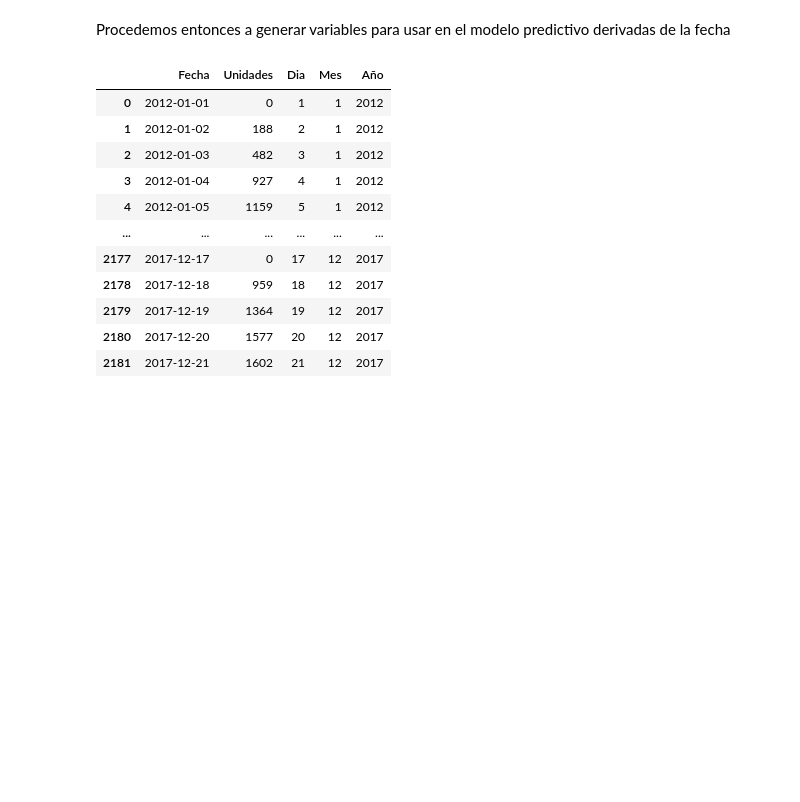
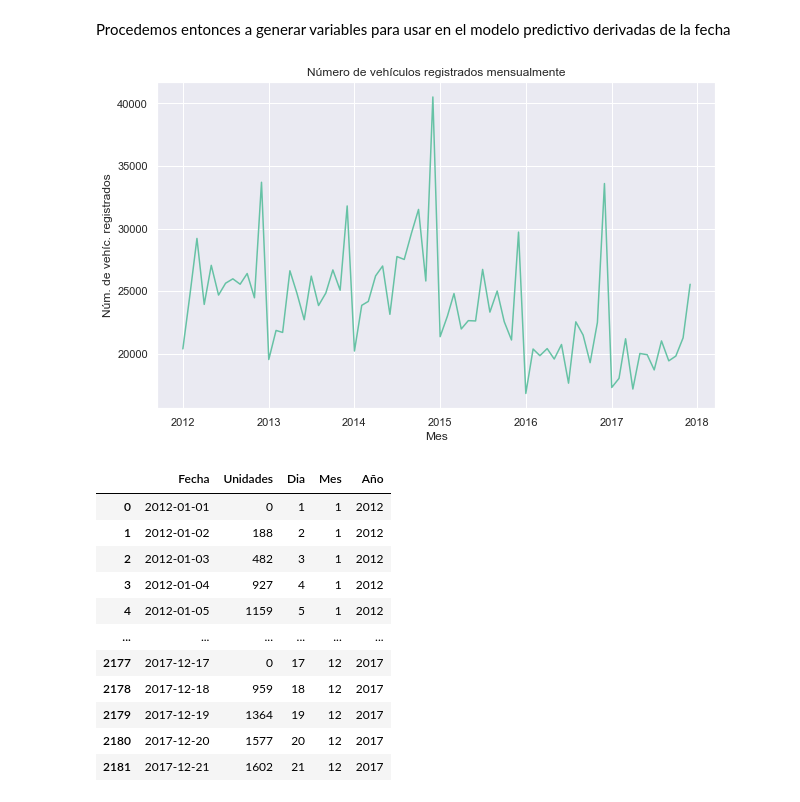
Before and after one commit to Pai-san/proyecto4-analitica, a Jupyter notebook: main.ipynb, the cells around one changed output. Cells and saved outputs as stored; diff of their text form; code cells hidden in the pictures; blank space fills up the shorter version.

```diff
--- a/main.ipynb
+++ b/main.ipynb
@@ -117,6 +117,24 @@ Procedemos entonces a generar variables para usar en el modelo predictivo deriva
 df['Dia'] = df['Fecha'].dt.day
 df['Mes'] = df['Fecha'].dt.month
 df['Año'] = df['Fecha'].dt.year
+# %%
+dbMesano = df.groupby(['Año', 'Mes'])['Unidades'].sum().reset_index()
+
+# Create a new column 'Mes' by concatenating 'mes' and 'anno', then format it as a date
+dbMesano['Mes'] = pd.to_datetime(dbMesano['Mes'].astype(str) + '-' + dbMesano['Año'].astype(str), format='%m-%Y')
+
+# Create a time series using the 'Mes' column as the index
+tseries = pd.Series(dbMesano['Unidades'].values, index=dbMesano['Mes'])
+
+# Plot the time series
+plt.figure(figsize=(10, 6))
+plt.plot(tseries)
+plt.title('Número de vehículos registrados mensualmente')
+plt.xlabel('Mes')
+plt.ylabel('Núm. de vehíc. registrados')
+plt.show()
+# %% [output]
+[figure, added]
 # %%
 df.head(-10)
 # %% [output]
```
Also changed, not shown: parts of 5 cells of this notebook, 1 other file.
